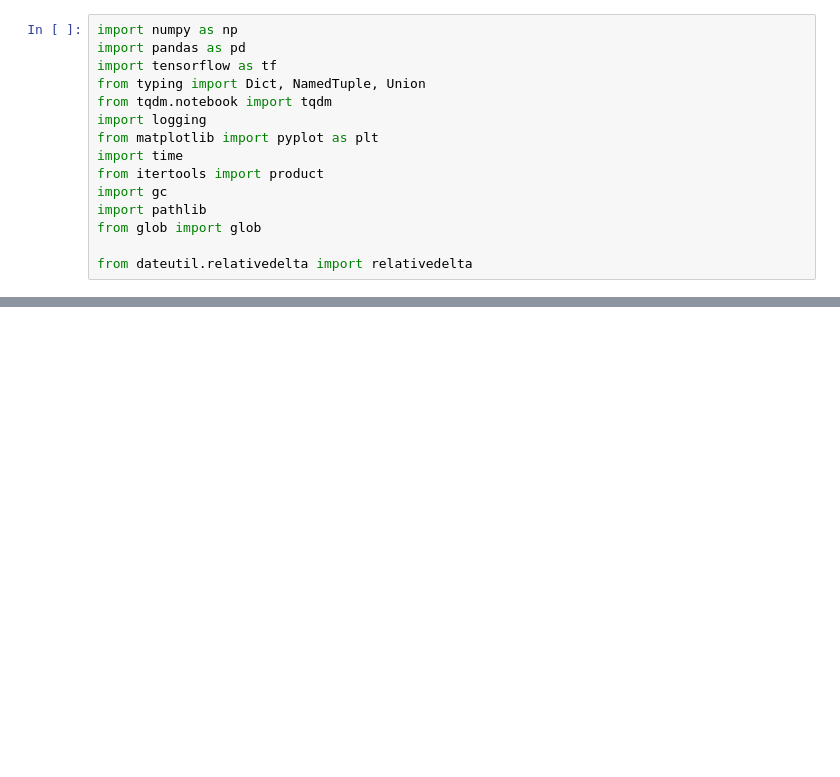
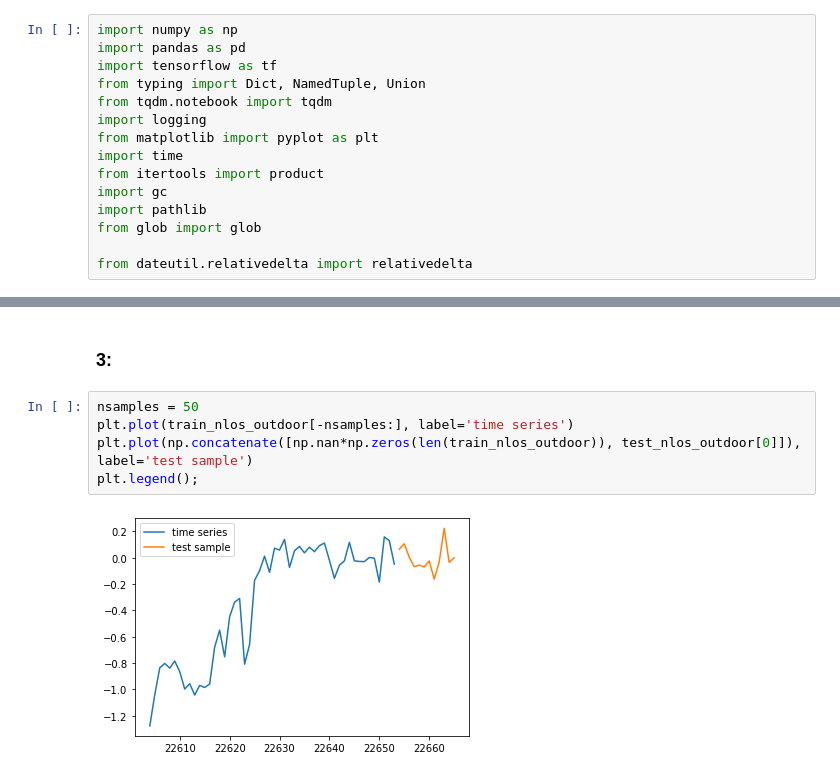
Before and after one commit to SamuelBFG/channel-prediction, a Jupyter notebook: D2D/N-BEATS/DataSplitter.ipynb, the cells around one changed output, grey strips where cells are left out. Cells and saved outputs as stored; diff of their text form; blank space fills up the shorter version.

```diff
--- a/D2D/N-BEATS/DataSplitter.ipynb
+++ b/D2D/N-BEATS/DataSplitter.ipynb
@@ -85,0 +89,9 @@ class DataLoader:
+# %% [markdown]
+### 3:
+# %%
+nsamples = 50
+plt.plot(train_nlos_outdoor[-nsamples:], label='time series')
+plt.plot(np.concatenate([np.nan*np.zeros(len(train_nlos_outdoor)), test_nlos_outdoor[0]]), label='test sample')
+plt.legend();
+# %% [output]
+[figure, added]
```
Also changed, not shown: parts of 11 cells of this notebook.
